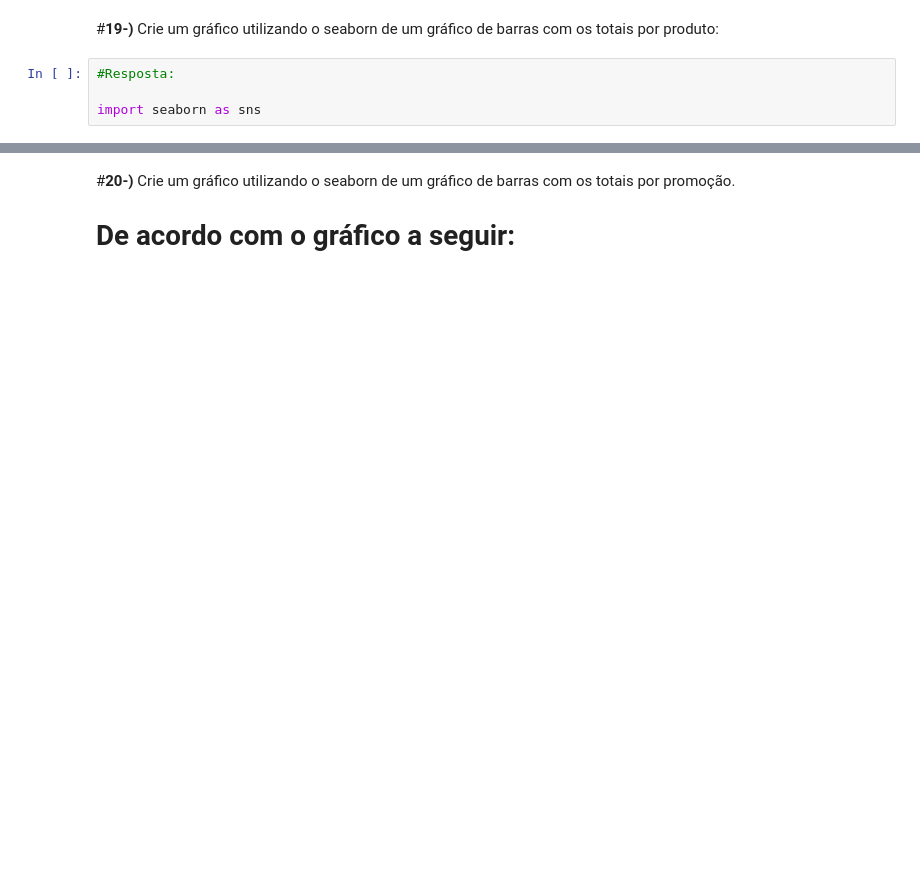
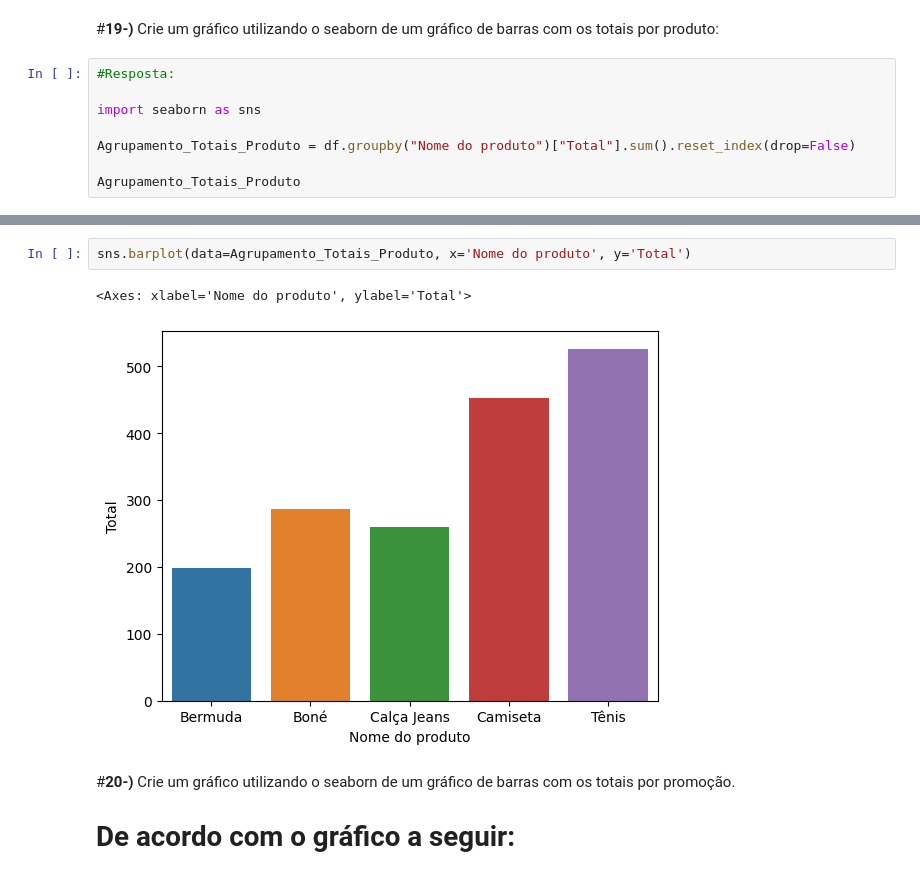
Before and after one commit to s1ms2l8/Revisao-Python, a Jupyter notebook: Atividade_Revisão_Python.ipynb, the cells around one changed output, grey strips where cells are left out. Drawn from its saved outputs; the diff is of its cells as text; blank space fills up the shorter version.

```diff
--- a/Atividade_Revisão_Python.ipynb
+++ b/Atividade_Revisão_Python.ipynb
@@ -410,3 +444,7 @@ df
 #Resposta:
 
 import seaborn as sns
+
+Agrupamento_Totais_Produto = df.groupby("Nome do produto")["Total"].sum().reset_index(drop=False)
+
+Agrupamento_Totais_Produto
@@ -413,3 +458,8 @@ import seaborn as sns
+# %%
+sns.barplot(data=Agrupamento_Totais_Produto, x='Nome do produto', y='Total')
+# %% [output]
+<Axes: xlabel='Nome do produto', ylabel='Total'>
+[figure, added]
 # %% [markdown]
 #**20-)** Crie um gráfico utilizando o seaborn de um gráfico de barras com os totais por promoção.
 # De acordo com o gráfico a seguir:
```
Also changed, not shown: parts of 24 cells of this notebook.
